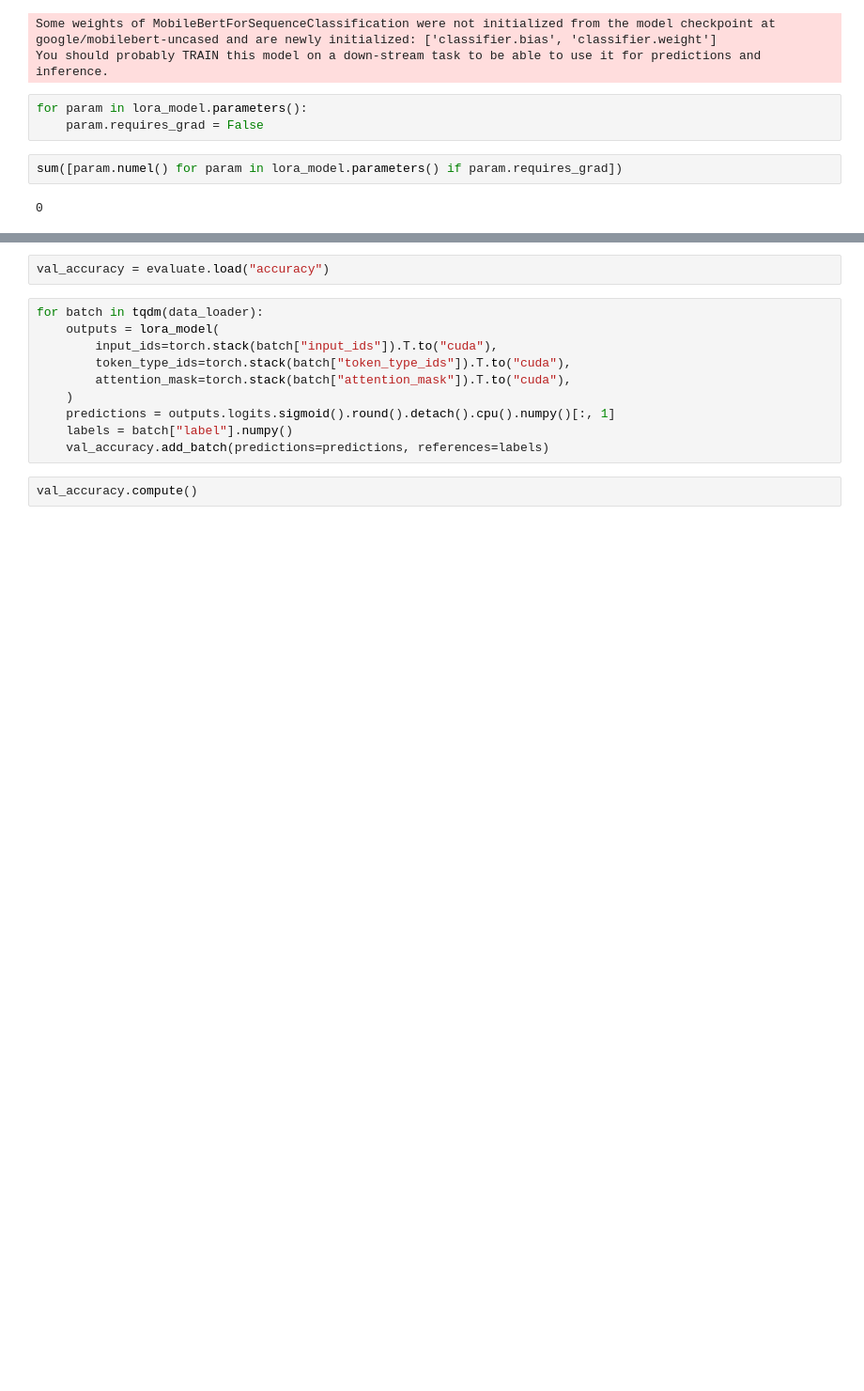
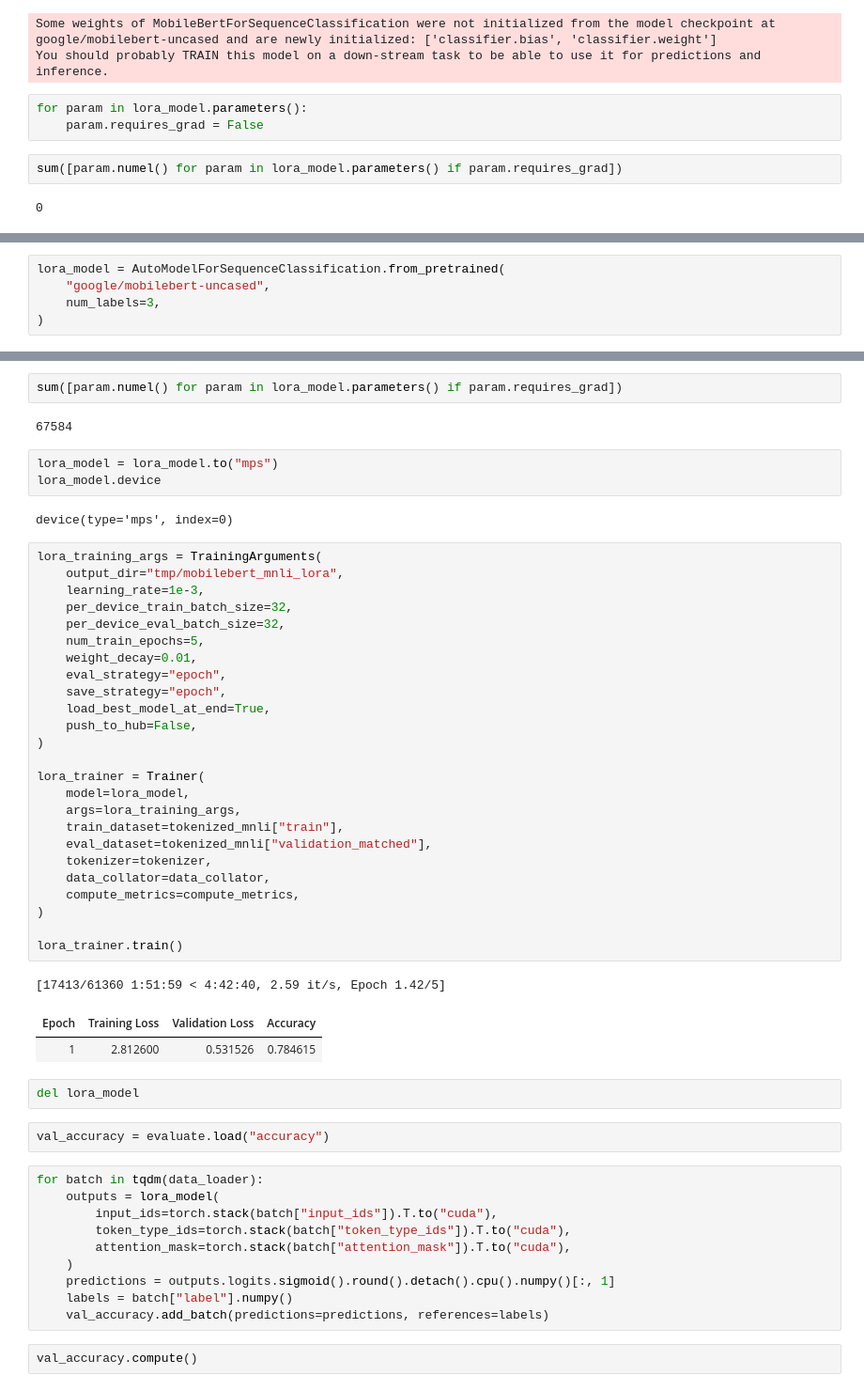
Before and after one commit to rayortigas/_2024-CS230-project, a Jupyter notebook: milestone-mnli.ipynb, the cells around one changed output, grey strips where cells are left out. Shown at 94% size. Saved outputs shown, nothing was run; the diff lists cells and outputs as text; blank space fills up the shorter version.

```diff
--- a/milestone-mnli.ipynb
+++ b/milestone-mnli.ipynb
@@ -470,0 +460,5 @@ TrainOutput(global_step=21050, training_loss=14127.246382535133, metrics={'train
+# %%
+lora_model = AutoModelForSequenceClassification.from_pretrained(
+    "google/mobilebert-uncased",
+    num_labels=3,
+)
@@ -471,3 +500,43 @@ TrainOutput(global_step=21050, training_loss=14127.246382535133, metrics={'train
+# %%
+sum([param.numel() for param in lora_model.parameters() if param.requires_grad])
+# %% [output]
+67584
+# %%
+lora_model = lora_model.to("mps")
+lora_model.device
+# %% [output]
+device(type='mps', index=0)
+# %%
+lora_training_args = TrainingArguments(
+    output_dir="tmp/mobilebert_mnli_lora",
+    learning_rate=1e-3,
+    per_device_train_batch_size=32,
+    per_device_eval_batch_size=32,
+    num_train_epochs=5,
+    weight_decay=0.01,
+    eval_strategy="epoch",
+    save_strategy="epoch",
+    load_best_model_at_end=True,
+    push_to_hub=False,
+)
+
+lora_trainer = Trainer(
+    model=lora_model,
+    args=lora_training_args,
+    train_dataset=tokenized_mnli["train"],
+    eval_dataset=tokenized_mnli["validation_matched"],
+    tokenizer=tokenizer,
+    data_collator=data_collator,
+    compute_metrics=compute_metrics,
+)
+
+lora_trainer.train()
+# %% [output]
+[17413/61360 1:51:59 < 4:42:40, 2.59 it/s, Epoch 1.42/5]
+| Epoch | Training Loss | Validation Loss | Accuracy |
+| 1 | 2.812600 | 0.531526 | 0.784615 |
+# %%
+del lora_model
 # %%
 val_accuracy = evaluate.load("accuracy")
 # %%
```
Also changed, not shown: parts of 20 cells of this notebook.
